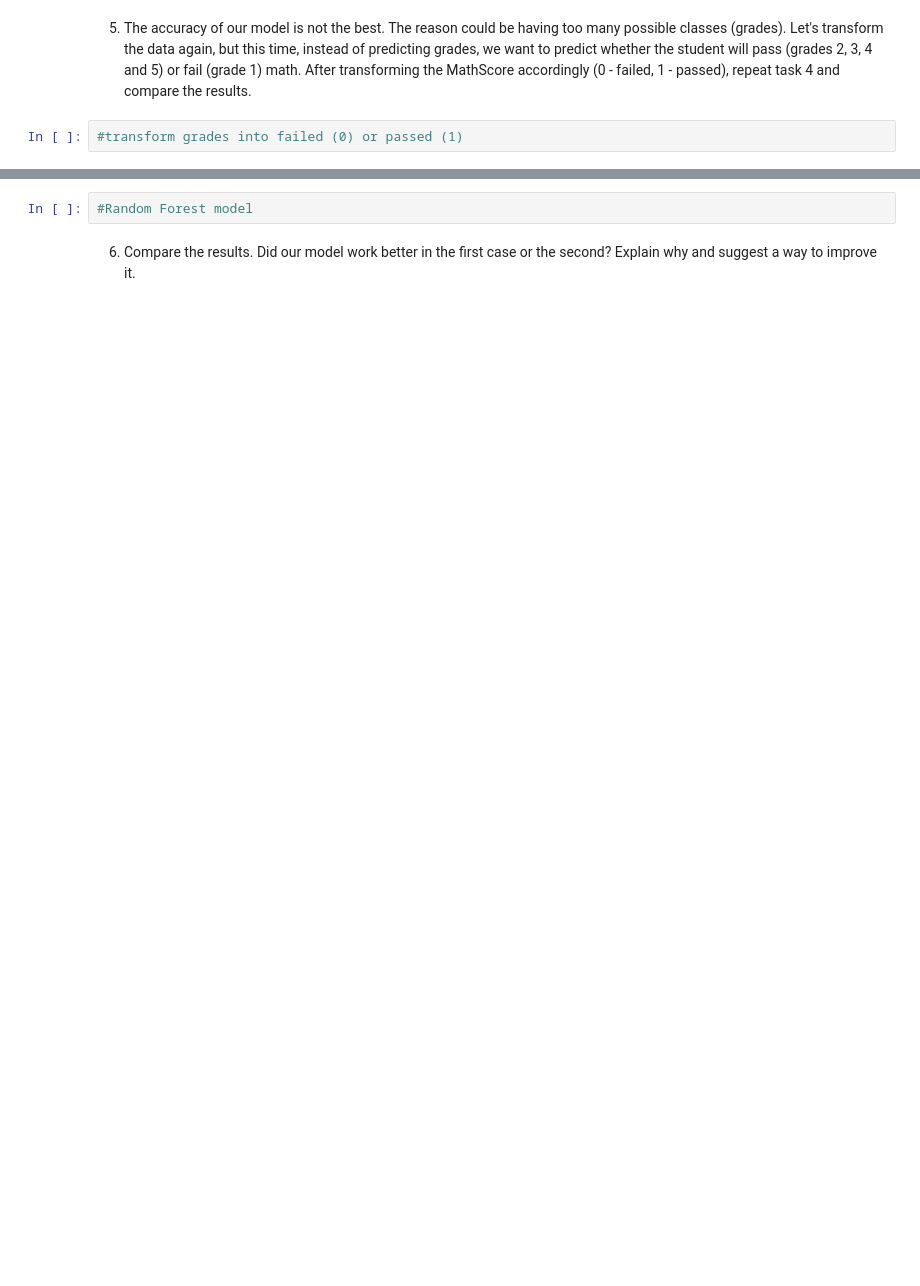
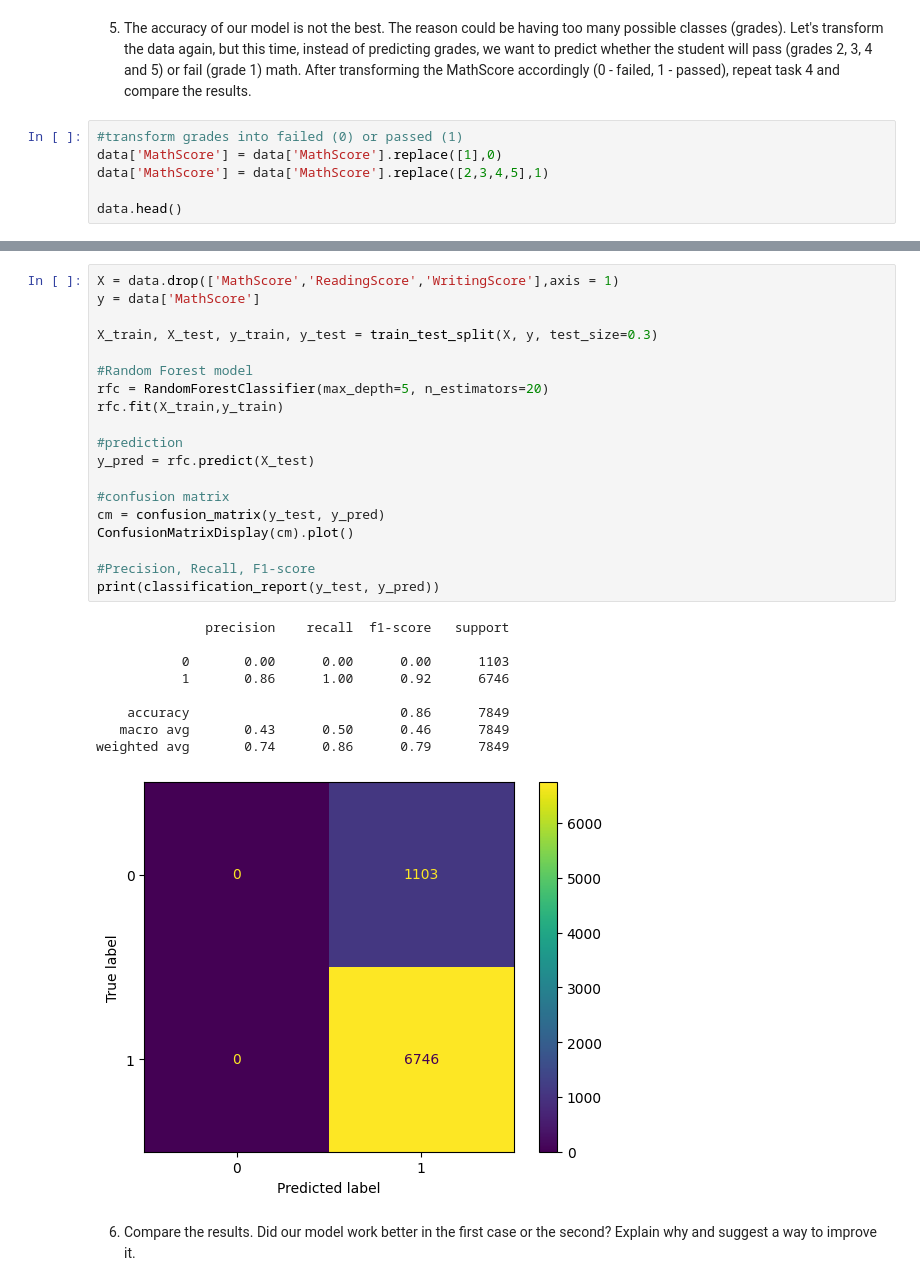
Before and after one commit to iscogonzalez18/IDS_FER, a Jupyter notebook: LabExercises/Homework6/cogsci_lab6.ipynb, the cells around one changed output, grey strips where cells are left out. Drawn from its saved outputs; the diff is of its cells as text; blank space fills up the shorter version.

```diff
--- a/LabExercises/Homework6/cogsci_lab6.ipynb
+++ b/LabExercises/Homework6/cogsci_lab6.ipynb
@@ -41,3 +117,7 @@ from sklearn.metrics import classification_report, confusion_matrix, ConfusionMa
 5. The accuracy of our model is not the best. The reason could be having too many possible classes (grades). Let's transform the data again, but this time, instead of predicting grades, we want to predict whether the student will pass (grades 2, 3, 4 and 5) or fail (grade 1) math. After transforming the MathScore accordingly (0 - failed, 1 - passed), repeat task 4 and compare the results.
 # %%
 #transform grades into failed (0) or passed (1)
+data['MathScore'] = data['MathScore'].replace([1],0)
+data['MathScore'] = data['MathScore'].replace([2,3,4,5],1)
+
+data.head()
@@ -44,4 +132,31 @@ from sklearn.metrics import classification_report, confusion_matrix, ConfusionMa
-# %%
-#Random Forest model
+# %%
+X = data.drop(['MathScore','ReadingScore','WritingScore'],axis = 1)
+y = data['MathScore']
+
+X_train, X_test, y_train, y_test = train_test_split(X, y, test_size=0.3)
+
+#Random Forest model
+rfc = RandomForestClassifier(max_depth=5, n_estimators=20)
+rfc.fit(X_train,y_train)
+
+#prediction
+y_pred = rfc.predict(X_test)
+
+#confusion matrix
+cm = confusion_matrix(y_test, y_pred)
+ConfusionMatrixDisplay(cm).plot()
+
+#Precision, Recall, F1-score
+print(classification_report(y_test, y_pred))
+# %% [output]
+              precision    recall  f1-score   support
+
+           0       0.00      0.00      0.00      1103
+           1       0.86      1.00      0.92      6746
+
+    accuracy                           0.86      7849
+   macro avg       0.43      0.50      0.46      7849
+weighted avg       0.74      0.86      0.79      7849
+[figure, added]
 # %% [markdown]
 6. Compare the results. Did our model work better in the first case or the second? Explain why and suggest a way to improve it.
```
Also changed, not shown: parts of 11 cells of this notebook, 2 other files.
